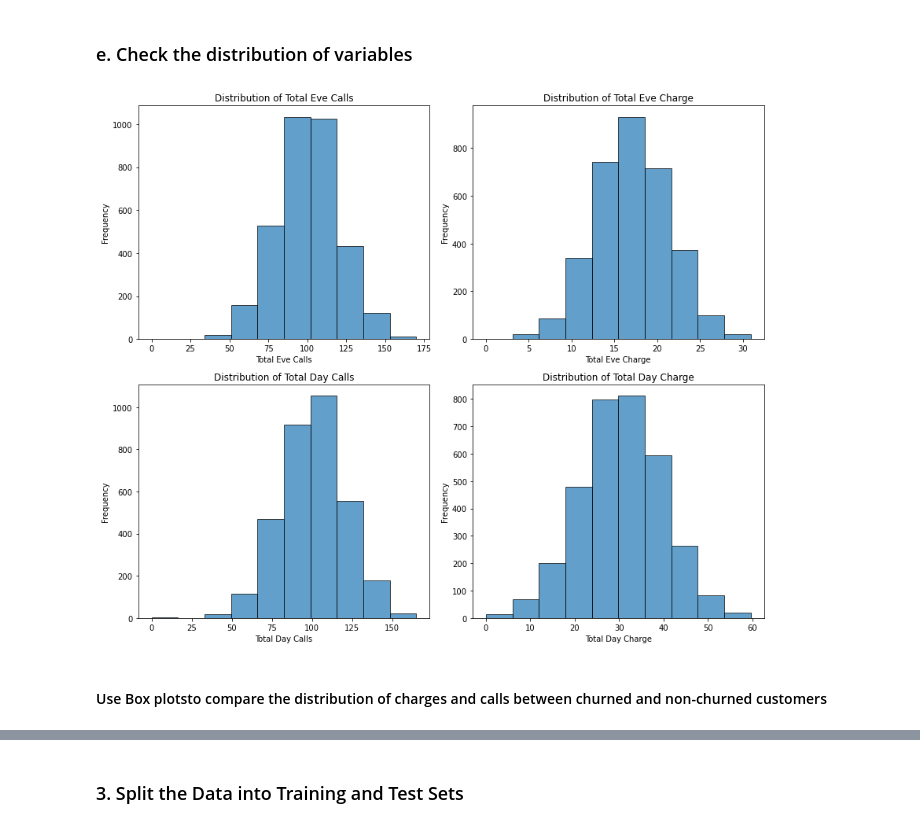
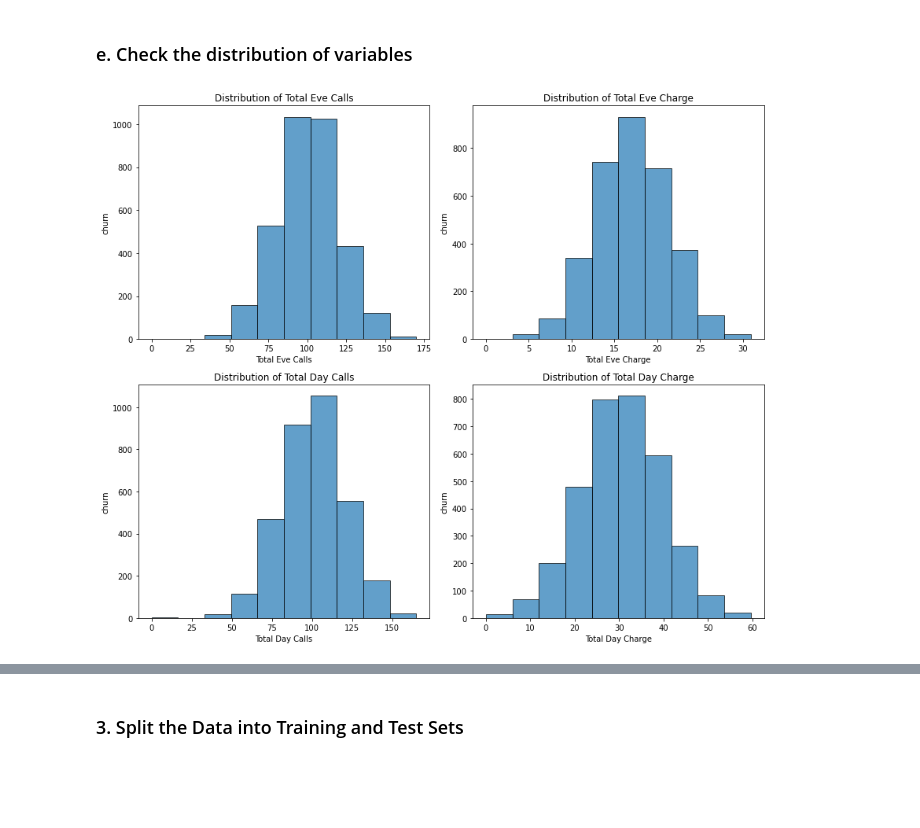
Before and after one commit to CYNTHIA-ATIENO/PHASE-3-PROJECT, a Jupyter notebook: index.ipynb, the cells around one changed output, grey strips where cells are left out. Drawn from its saved outputs; the diff is of its cells as text; code cells hidden in the pictures; blank space fills up the shorter version.

```diff
--- a/index.ipynb
+++ b/index.ipynb
@@ -277,37 +370,35 @@ X[numeric_features] = scaler.fit_transform(X[numeric_features])
 plt.figure(figsize=(12, 10))
 
 # Plot for 'total eve calls'
 plt.subplot(2, 2, 1)
 plt.hist(df["total eve calls"], bins=10, edgecolor='k', alpha=0.7)
 plt.xlabel('Total Eve Calls')
-plt.ylabel('Frequency')
+plt.ylabel('churn')
 plt.title('Distribution of Total Eve Calls')
 
 # Plot for 'total eve charge'
 plt.subplot(2, 2, 2)
 plt.hist(df["total eve charge"], bins=10, edgecolor='k', alpha=0.7)
 plt.xlabel('Total Eve Charge')
-plt.ylabel('Frequency')
+plt.ylabel('churn')
 plt.title('Distribution of Total Eve Charge')
 
 # Plot for 'total day calls'
 plt.subplot(2, 2, 3)
 plt.hist(df["total day calls"], bins=10, edgecolor='k', alpha=0.7)
 plt.xlabel('Total Day Calls')
-plt.ylabel('Frequency')
+plt.ylabel('churn')
 plt.title('Distribution of Total Day Calls')
 
 # Plot for 'total day charge'
 plt.subplot(2, 2, 4)
 plt.hist(df["total day charge"], bins=10, edgecolor='k', alpha=0.7)
 plt.xlabel('Total Day Charge')
-plt.ylabel('Frequency')
+plt.ylabel('churn')
 plt.title('Distribution of Total Day Charge')
 
 # Adjust layout to prevent overlap
 plt.tight_layout()
 plt.show()
 # %% [output]
-[figure, old version]
+[figure, new version]
-# %% [markdown]
-#### Use Box plotsto  compare the distribution of charges and calls between churned and non-churned customers
```
Also changed, not shown: parts of 33 cells of this notebook.
